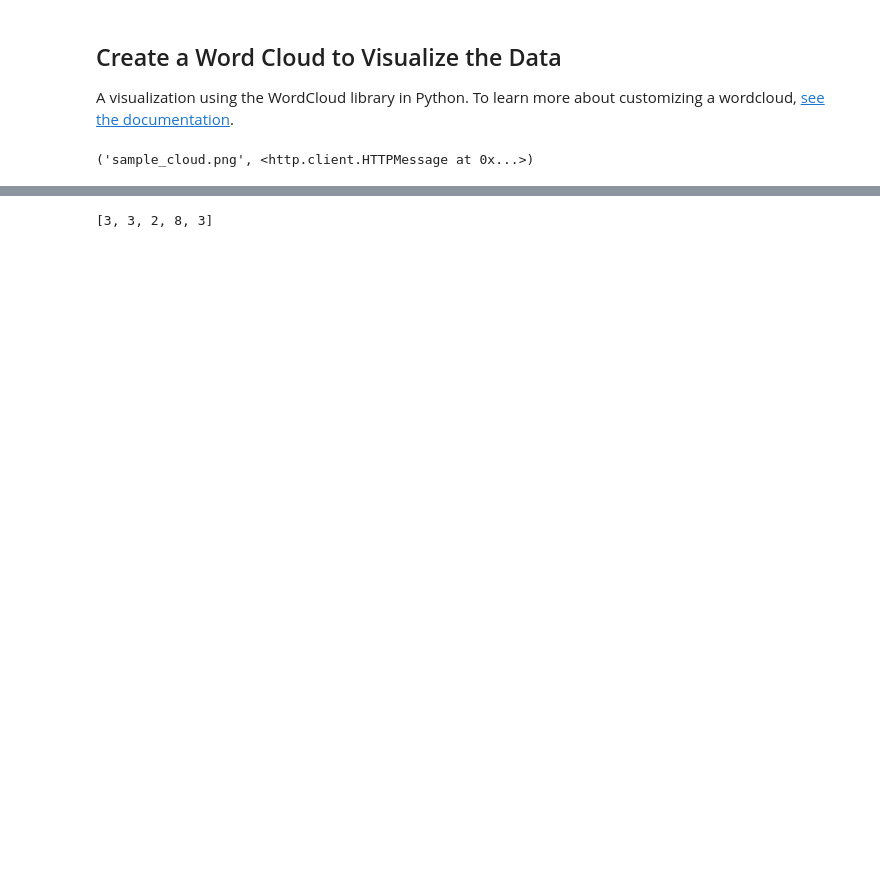
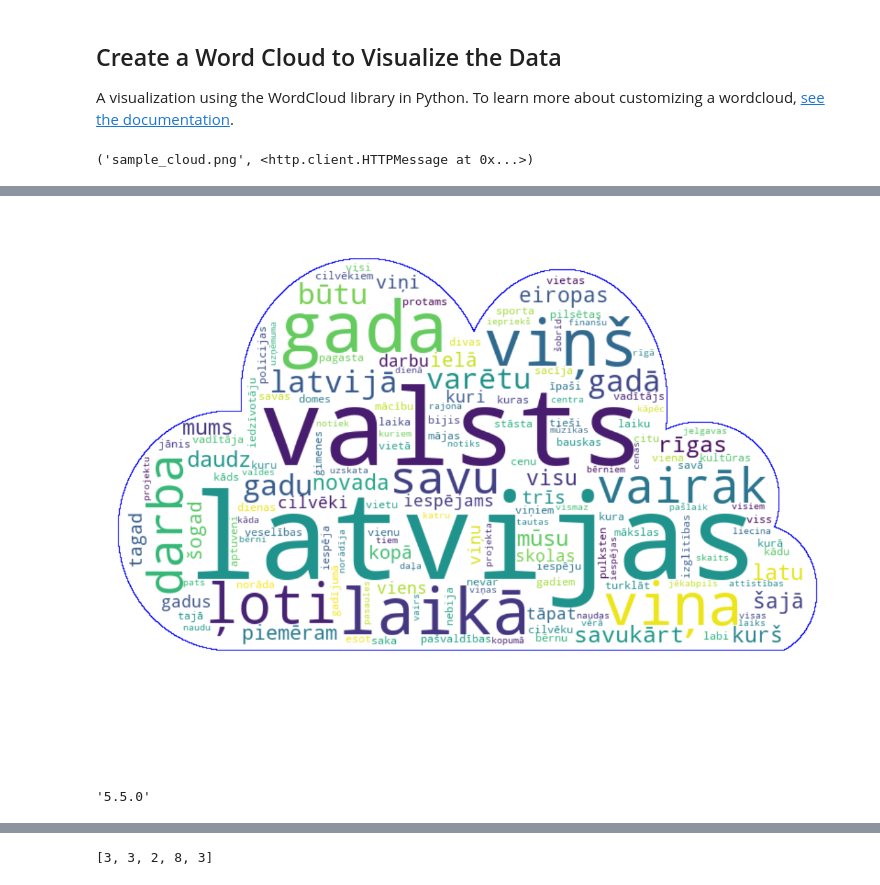
Before and after one commit to ValRCS/BSSDH_22, a Jupyter notebook: notebooks/visualizing-word-frequencies-for-custom-data.ipynb, the cells around one changed output, grey strips where cells are left out. Drawn from its saved outputs; the diff is of its cells as text; code cells hidden in the pictures; blank space fills up the shorter version.

```diff
--- a/notebooks/visualizing-word-frequencies-for-custom-data.ipynb
+++ b/notebooks/visualizing-word-frequencies-for-custom-data.ipynb
@@ -257,0 +344,3 @@ plt.show()
+# %%
+long_word_frequency = Counter(long_words)
+long_word_frequency.most_common(10)
@@ -258,3 +358,37 @@ plt.show()
+# %%
+# Create a wordcloud from our data
+
+# Adding a mask shape of a cloud to your word cloud
+# By default, the shape will be a rectangle
+# You can specify any shape you like based on an image file
+cloud_mask = np.array(Image.open('sample_cloud.png')) # Specifies the location of the mask shape
+cloud_mask = np.where(cloud_mask > 3, 255, cloud_mask) # this line will take all values greater than 3 and make them 255 (white)
+
+### Specify word cloud details
+wordcloud = WordCloud(
+    width = 800, # Change the pixel width of the image if blurry
+    height = 600, # Change the pixel height of the image if blurry
+    background_color = "white", # Change the background color
+    colormap = 'viridis', # The colors of the words, see https://matplotlib.org/stable/tutorials/colors/colormaps.html
+    max_words = 150, # Change the max number of words shown
+    min_font_size = 4, # Do not show small text
+
+    # Add a shape and outline (known as a mask) to your wordcloud
+    contour_color = 'blue', # The outline color of your mask shape
+    mask = cloud_mask, #
+    contour_width = 1
+).generate_from_frequencies(long_word_frequency) # so wordcloud is smart enought to use a counter object
+
+# save wordcloud to file
+wordcloud.to_file("wordcloud_length_4_or_Longer.png")
+# alternative would be to right click save image as to save locally to your computer
+
+mpl.rcParams['figure.figsize'] = (20,20) # Change the image size displayed
+plt.imshow(wordcloud, interpolation='bilinear')
+plt.axis("off")
+plt.show()
+# %% [output]
+[figure, added]
 # %%
 # now let's creat some bubble charts for our most frequent words
 # https://plotly.com/python/bubble-charts/
@@ -262,3 +398,7 @@ import plotly.graph_objects as go
+# %%
+plotly.__version__
+# %% [output]
+'5.5.0'
 # %%
 # we will need to separate our frequency data into x axis - words
 # y axis will be the frequency
```
Also changed, not shown: parts of 42 cells of this notebook.
